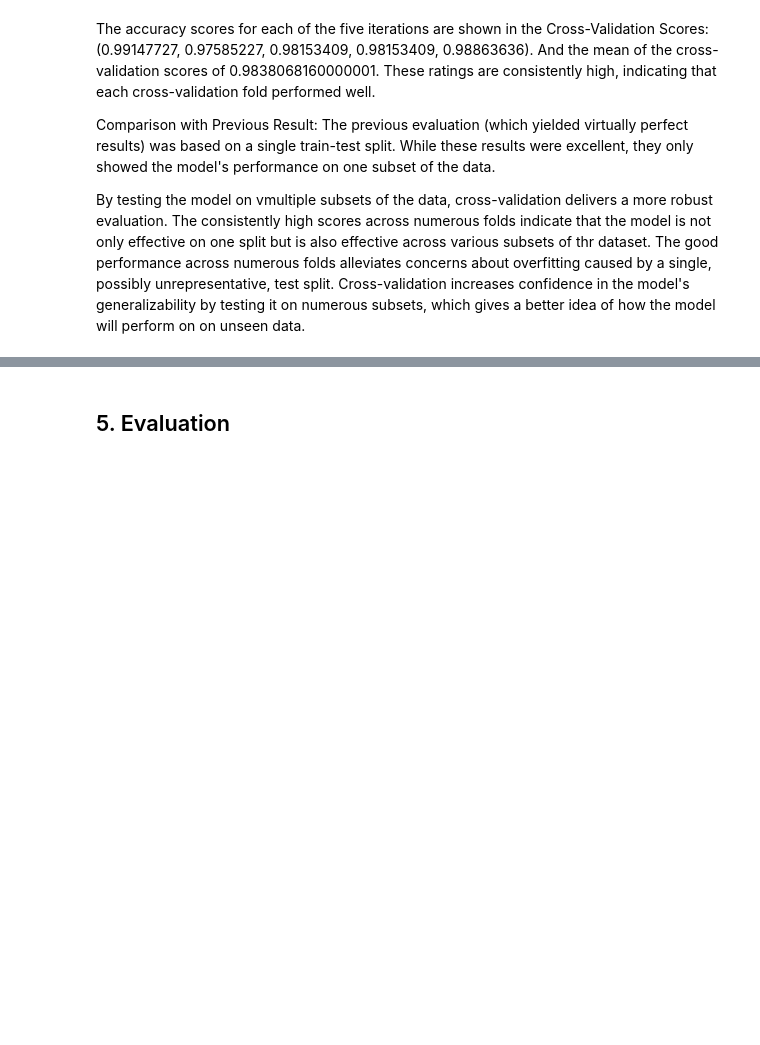
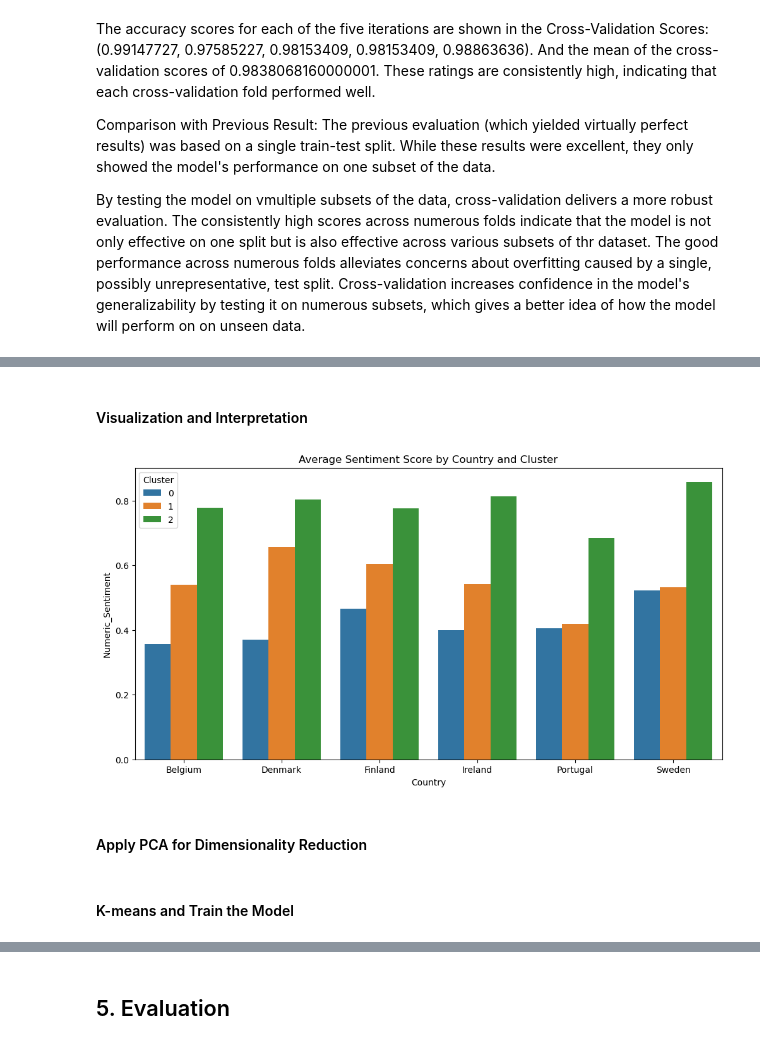
Before and after one commit to rosilenedasilva/public-transport-sentiment-analysis-insights, a Jupyter notebook: MSC_DA_CA2_sentiment_analysis.ipynb, the cells around one changed output, grey strips where cells are left out. Saved outputs shown, nothing was run; the diff lists cells and outputs as text; code cells hidden in the pictures; blank space fills up the shorter version.

```diff
--- a/MSC_DA_CA2_sentiment_analysis.ipynb
+++ b/MSC_DA_CA2_sentiment_analysis.ipynb
@@ -1219,0 +1156,6 @@ plt.show()
+# %%
+#Identify Numeric Columns
+numeric_cols = transp_systems_df.select_dtypes(include=[np.number]).columns
+
+# Apply the mean function only to the numeric columns
+grouped_data = transp_systems_df.groupby(['Country', 'Cluster'])['Numeric_Sentiment'].mean().reset_index()
@@ -1219,0 +1172,18 @@ plt.show()
+# %% [markdown]
+#### Visualization and Interpretation
+# %%
+import matplotlib.pyplot as plt
+import seaborn as sns
+
+# Reset the index for easy plotting
+grouped_data_reset = grouped_data.reset_index()
+
+# Example visualization
+plt.figure(figsize=(12, 6))
+sns.barplot(x='Country', y='Numeric_Sentiment', hue='Cluster', data=grouped_data)
+plt.title('Average Sentiment Score by Country and Cluster')
+plt.show()
+# %% [output]
+[figure, added]
+# %% [markdown]
+#### Apply PCA for Dimensionality Reduction
@@ -1219,0 +1198,2 @@ plt.show()
+# %% [markdown]
+####  K-means and Train the Model
```
Also changed, not shown: parts of 101 cells of this notebook.
